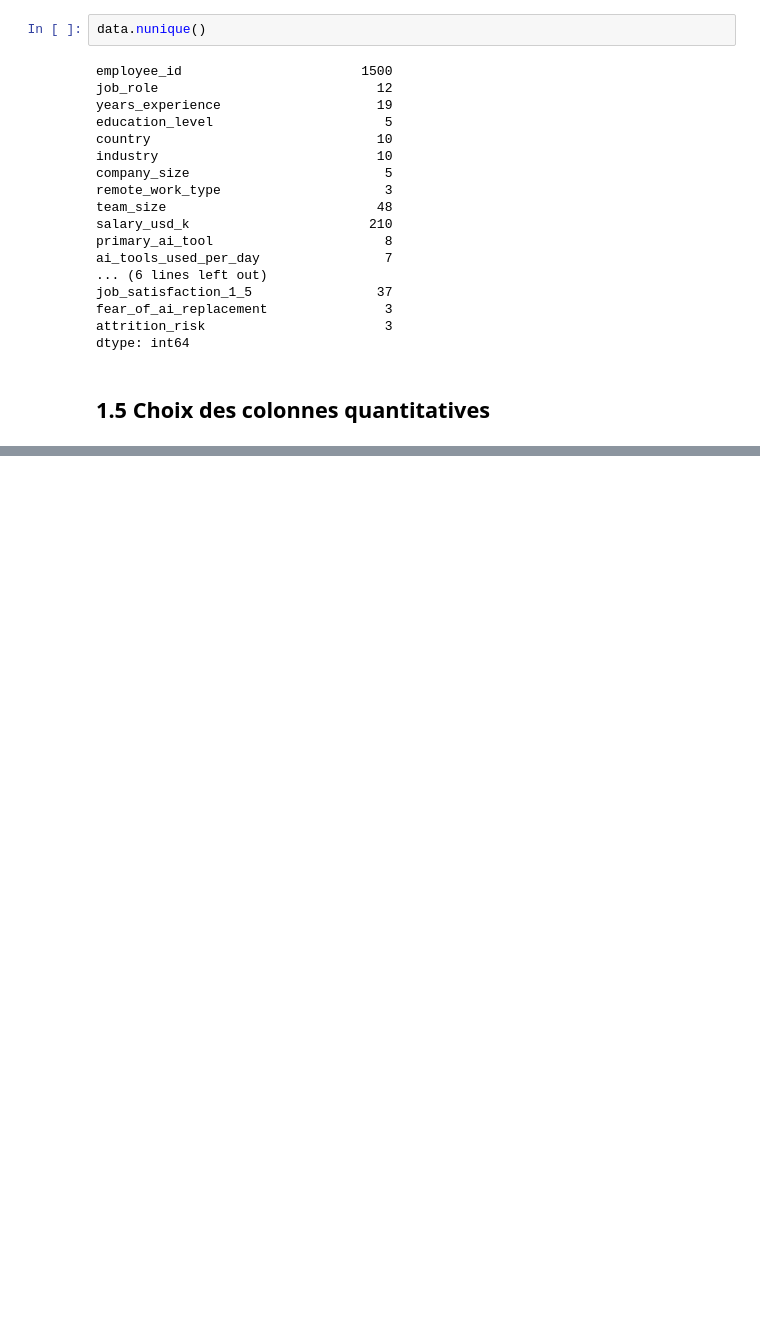
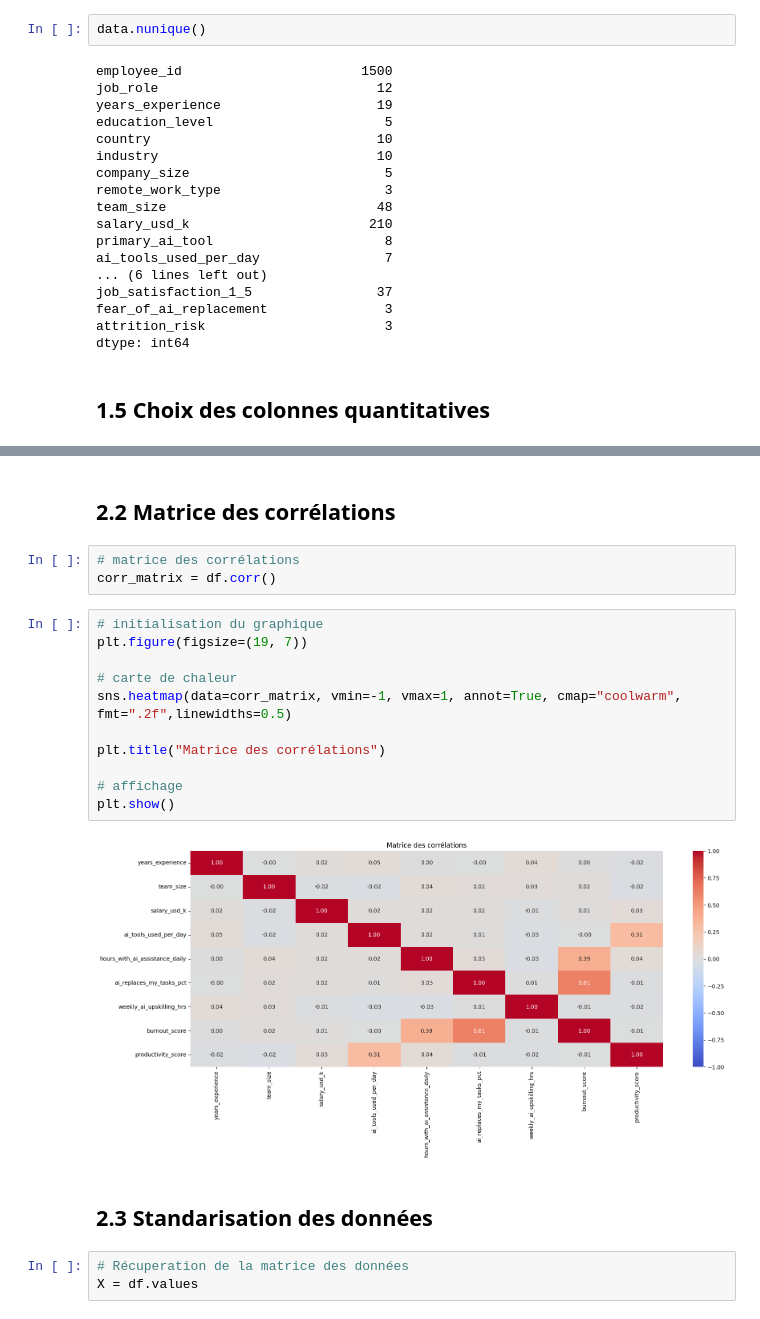
Before and after one commit to Harlequelrah/ai_worker_burnout_attrition_2026, a Jupyter notebook: project/main.ipynb, the cells around one changed output, grey strips where cells are left out. Drawn from its saved outputs; the diff is of its cells as text; blank space fills up the shorter version.

Commit message:
- exploration des données - nettoyage des données - standarisation - ACP - Graphiques

```diff
--- a/project/main.ipynb
+++ b/project/main.ipynb
@@ -122,0 +188,23 @@ df.head()
+# %% [markdown]
+## 2.2 Matrice des corrélations
+# %%
+# matrice des corrélations
+corr_matrix = df.corr()
+# %%
+# initialisation du graphique
+plt.figure(figsize=(19, 7))
+
+# carte de chaleur
+sns.heatmap(data=corr_matrix, vmin=-1, vmax=1, annot=True, cmap="coolwarm", fmt=".2f",linewidths=0.5)
+
+plt.title("Matrice des corrélations")
+
+# affichage
+plt.show()
+# %% [output]
+[figure, added]
+# %% [markdown]
+## 2.3 Standarisation des données
+# %%
+# Récuperation de la matrice des données
+X = df.values
```
Also changed, not shown: parts of 30 cells of this notebook.
